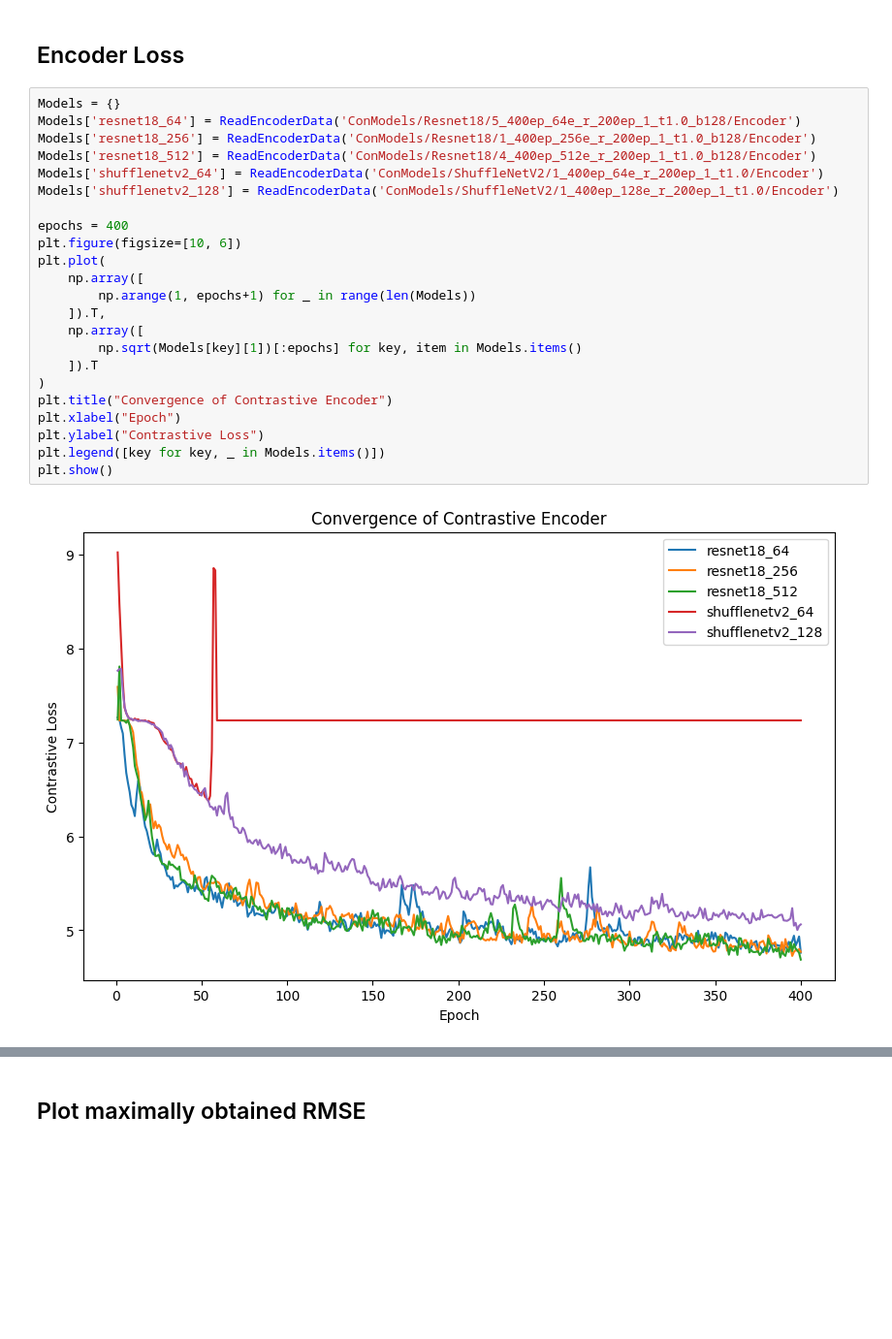
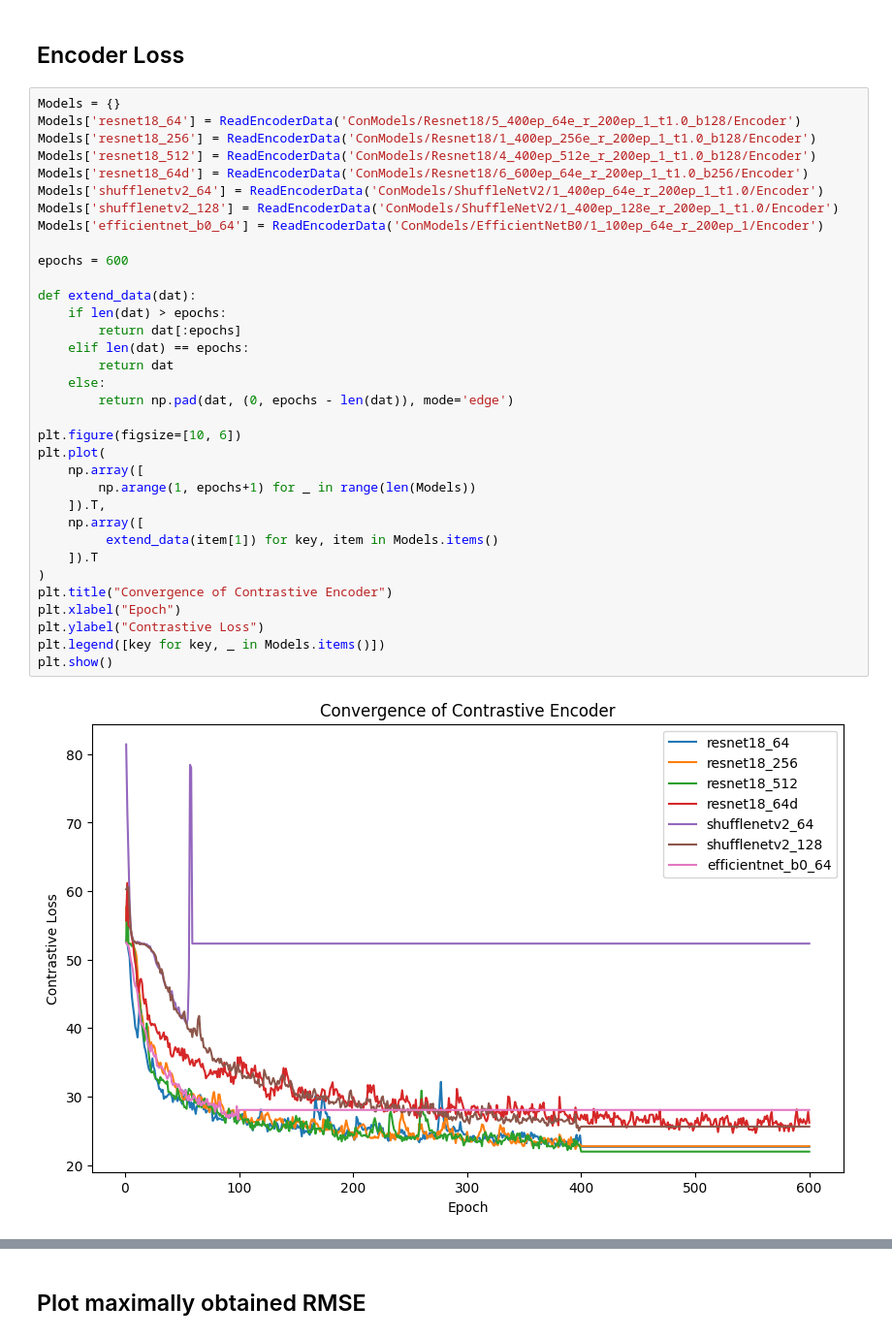
Before and after one commit to tsopeter/835-Final-Project, a Jupyter notebook: CompareModels.ipynb, the cells around one changed output, grey strips where cells are left out. Shown at 97% size. Cells and saved outputs as stored; diff of their text form; blank space fills up the shorter version.

```diff
--- a/CompareModels.ipynb
+++ b/CompareModels.ipynb
@@ -51,25 +75,36 @@ plt.show()
 # %%
 Models = {}
 Models['resnet18_64'] = ReadEncoderData('ConModels/Resnet18/5_400ep_64e_r_200ep_1_t1.0_b128/Encoder')
 Models['resnet18_256'] = ReadEncoderData('ConModels/Resnet18/1_400ep_256e_r_200ep_1_t1.0_b128/Encoder')
 Models['resnet18_512'] = ReadEncoderData('ConModels/Resnet18/4_400ep_512e_r_200ep_1_t1.0_b128/Encoder')
+Models['resnet18_64d'] = ReadEncoderData('ConModels/Resnet18/6_600ep_64e_r_200ep_1_t1.0_b256/Encoder')
 Models['shufflenetv2_64'] = ReadEncoderData('ConModels/ShuffleNetV2/1_400ep_64e_r_200ep_1_t1.0/Encoder')
 Models['shufflenetv2_128'] = ReadEncoderData('ConModels/ShuffleNetV2/1_400ep_128e_r_200ep_1_t1.0/Encoder')
+Models['efficientnet_b0_64'] = ReadEncoderData('ConModels/EfficientNetB0/1_100ep_64e_r_200ep_1/Encoder')
 
-epochs = 400
+epochs = 600
+
+def extend_data(dat):
+    if len(dat) > epochs:
+        return dat[:epochs]
+    elif len(dat) == epochs:
+        return dat
+    else:
+        return np.pad(dat, (0, epochs - len(dat)), mode='edge')
+
 plt.figure(figsize=[10, 6])
 plt.plot(
     np.array([
         np.arange(1, epochs+1) for _ in range(len(Models))
     ]).T,
     np.array([
-        np.sqrt(Models[key][1])[:epochs] for key, item in Models.items()
+         extend_data(item[1]) for key, item in Models.items()
     ]).T
 )
 plt.title("Convergence of Contrastive Encoder")
 plt.xlabel("Epoch")
 plt.ylabel("Contrastive Loss")
 plt.legend([key for key, _ in Models.items()])
 plt.show()
 # %% [output]
-[figure, old version]
+[figure, new version]
```
Also changed, not shown: parts of 11 cells of this notebook, 2 other files.
